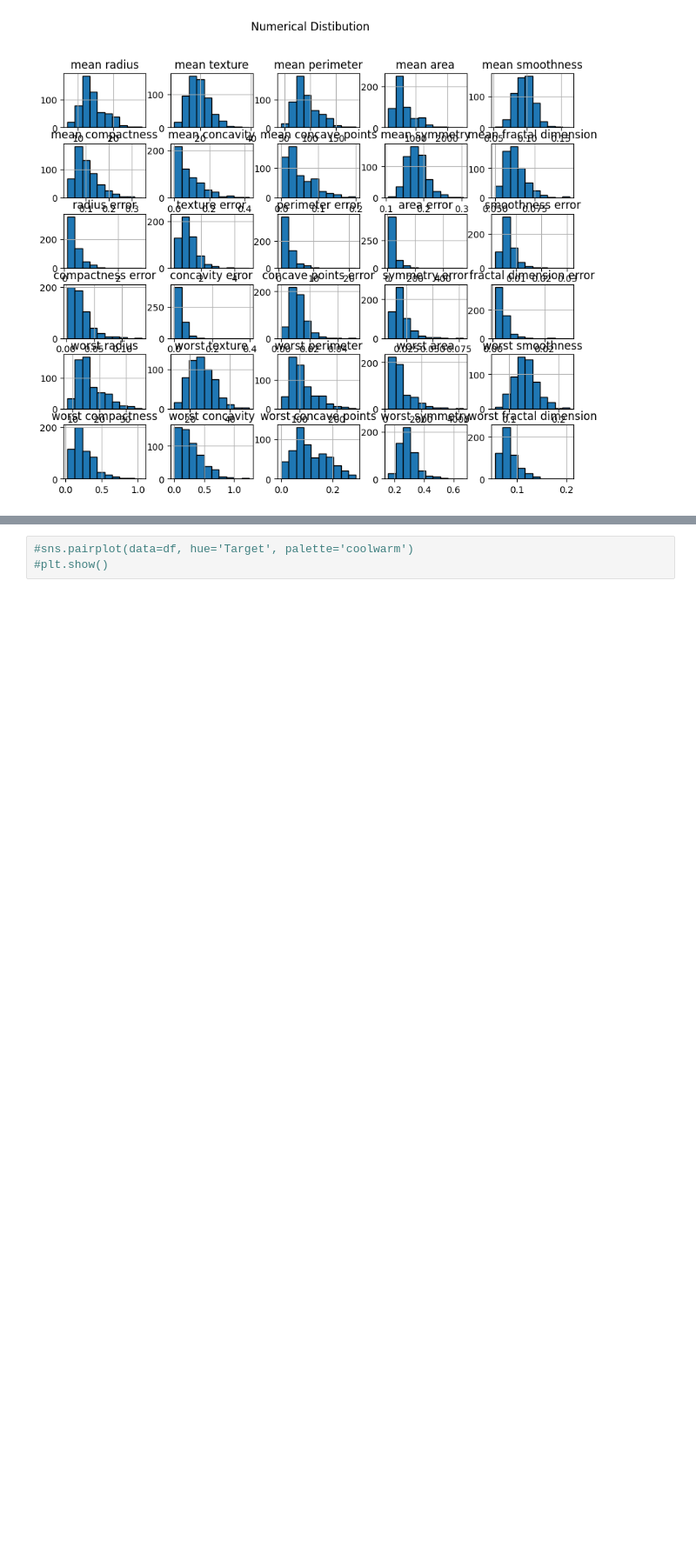
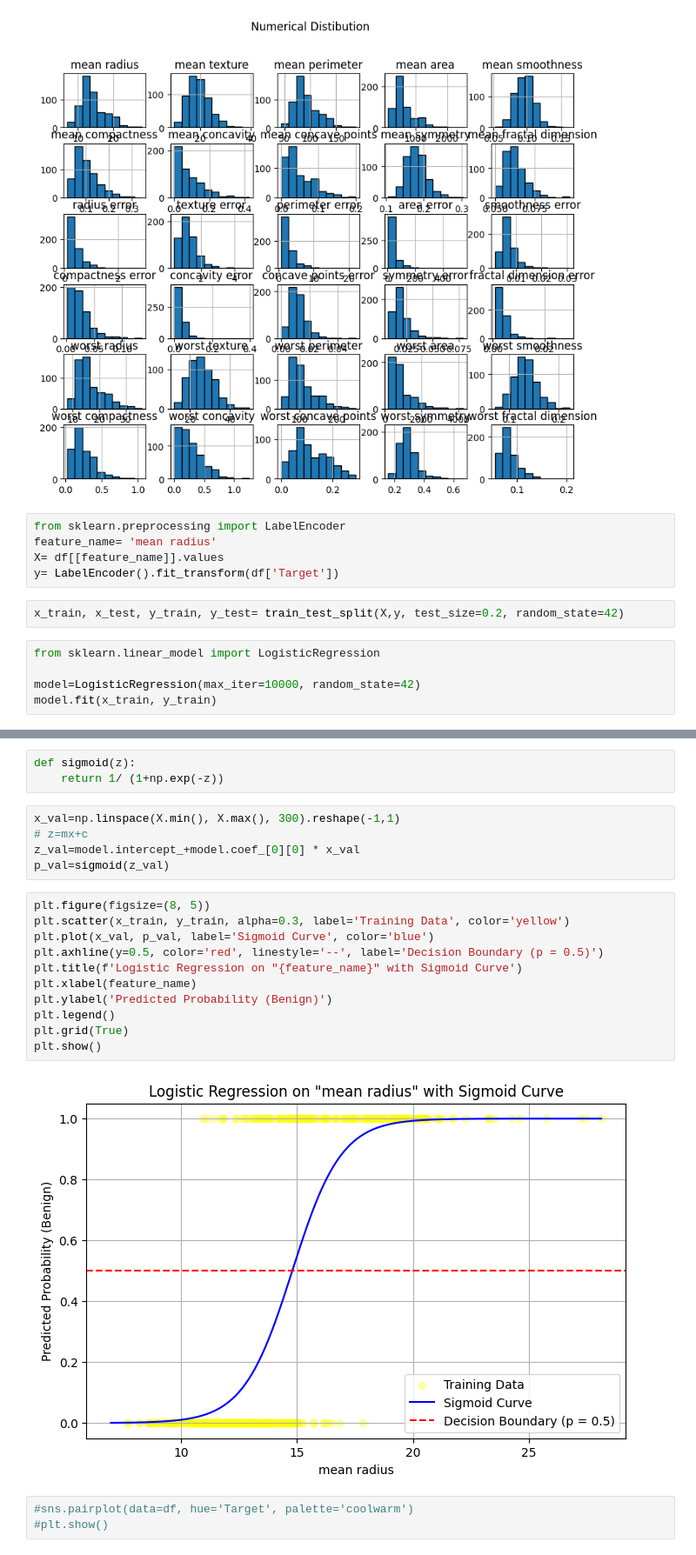
Before and after one commit to karthik-k11/Machine-Learning, a Jupyter notebook: ML/Breast- cancer.ipynb, the cells around one changed output, grey strips where cells are left out. Shown at 87% size. Drawn from its saved outputs; the diff is of its cells as text; blank space fills up the shorter version.

```diff
--- a/ML/Breast- cancer.ipynb
+++ b/ML/Breast- cancer.ipynb
@@ -110,3 +110,15 @@ plt.show()
 # %% [output]
 <Figure size 1000x800 with 0 Axes>
 [figure]
+# %%
+from sklearn.preprocessing import LabelEncoder
+feature_name= 'mean radius'
+X= df[[feature_name]].values
+y= LabelEncoder().fit_transform(df['Target'])
+# %%
+x_train, x_test, y_train, y_test= train_test_split(X,y, test_size=0.2, random_state=42)
+# %%
+from sklearn.linear_model import LogisticRegression
+
+model=LogisticRegression(max_iter=10000, random_state=42)
+model.fit(x_train, y_train)
@@ -113,3 +152,24 @@ plt.show()
+# %%
+def sigmoid(z):
+    return 1/ (1+np.exp(-z))
+# %%
+x_val=np.linspace(X.min(), X.max(), 300).reshape(-1,1)
+# z=mx+c
+z_val=model.intercept_+model.coef_[0][0] * x_val
+p_val=sigmoid(z_val)
+# %%
+plt.figure(figsize=(8, 5))
+plt.scatter(x_train, y_train, alpha=0.3, label='Training Data', color='yellow')
+plt.plot(x_val, p_val, label='Sigmoid Curve', color='blue')
+plt.axhline(y=0.5, color='red', linestyle='--', label='Decision Boundary (p = 0.5)')
+plt.title(f'Logistic Regression on "{feature_name}" with Sigmoid Curve')
+plt.xlabel(feature_name)
+plt.ylabel('Predicted Probability (Benign)')
+plt.legend()
+plt.grid(True)
+plt.show()
+# %% [output]
+[figure, added]
 # %%
 #sns.pairplot(data=df, hue='Target', palette='coolwarm')
 #plt.show()
```
Also changed, not shown: parts of 9 cells of this notebook.
